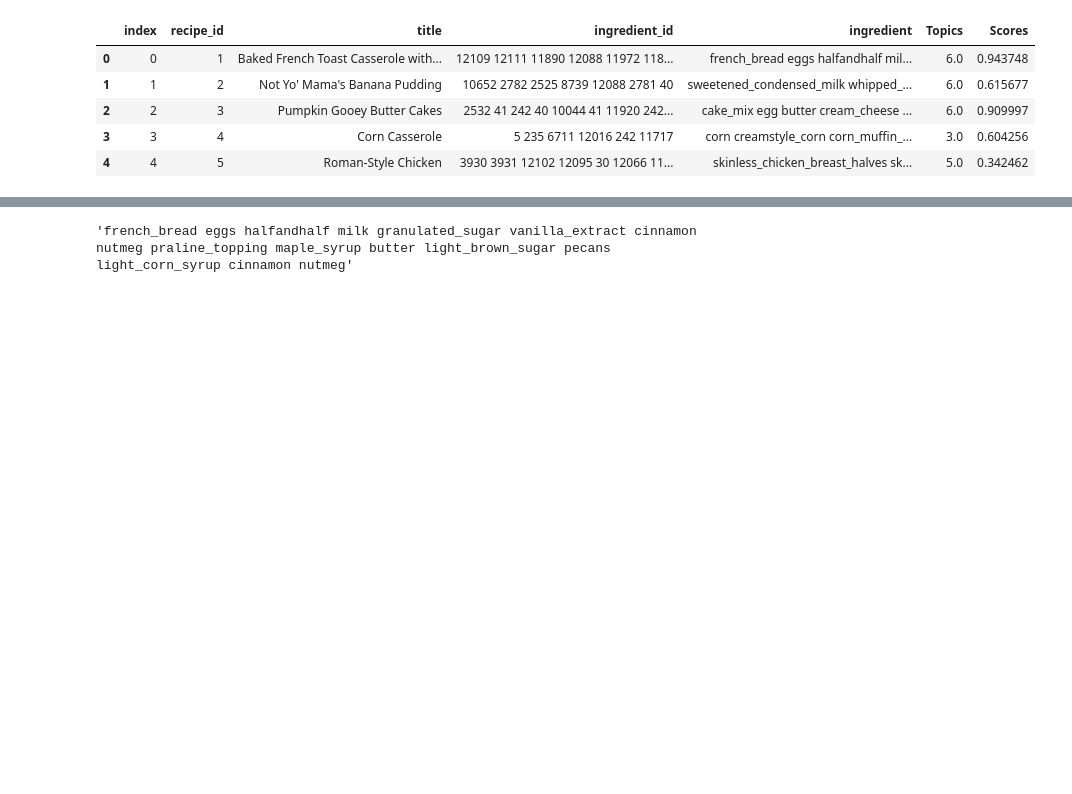
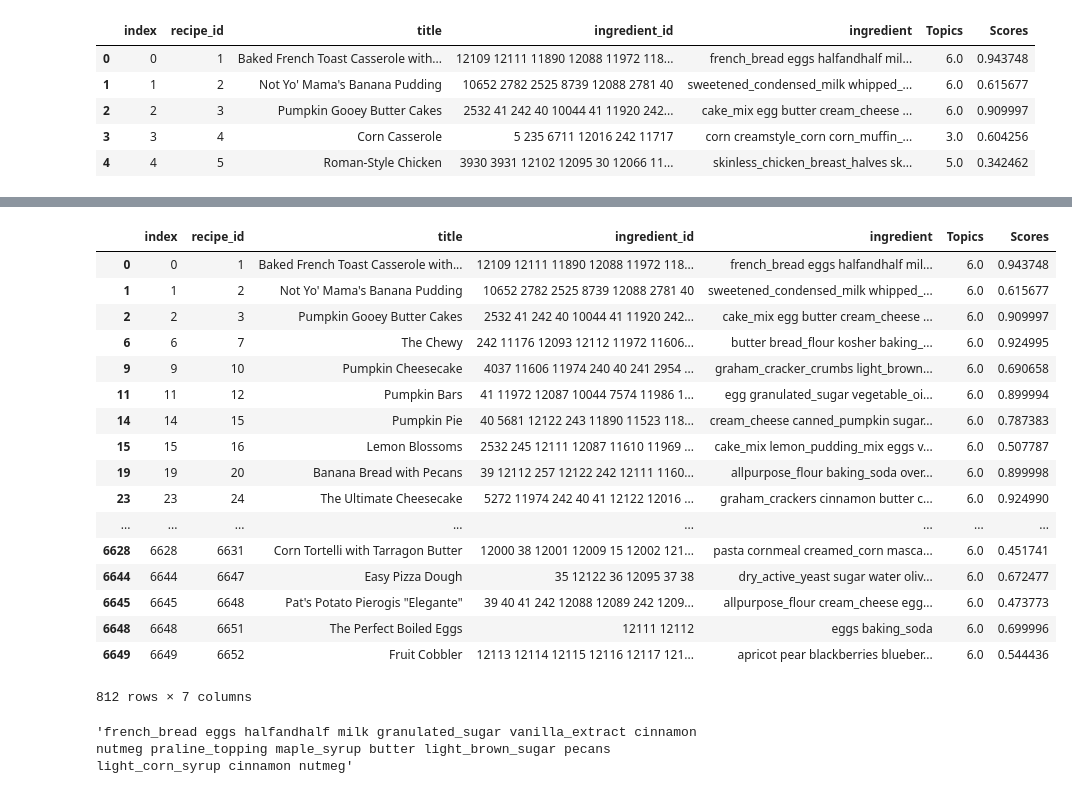
Before and after one commit to amazurek1/Recipe_Recommender, a Jupyter notebook: notebooks/FoodNetwork_NLP3.ipynb, the cells around one changed output, grey strips where cells are left out. Drawn from its saved outputs; the diff is of its cells as text; code cells hidden in the pictures; blank space fills up the shorter version.

```diff
--- a/notebooks/FoodNetwork_NLP3.ipynb
+++ b/notebooks/FoodNetwork_NLP3.ipynb
@@ -384,0 +397,21 @@ data_topics.head()
+# %%
+data_topics[data_topics.Topics == 6.0]
+# %% [output]
+|  | index | recipe_id | title | ingredient_id | ingredient | Topics | Scores |
+| 0 | 0 | 1 | Baked French Toast Casserole with... | 12109 12111 11890 12088 11972 118... | french_bread eggs halfandhalf mil... | 6.0 | 0.943748 |
+| 1 | 1 | 2 | Not Yo' Mama's Banana Pudding | 10652 2782 2525 8739 12088 2781 40 | sweetened_condensed_milk whipped_... | 6.0 | 0.615677 |
+| 2 | 2 | 3 | Pumpkin Gooey Butter Cakes | 2532 41 242 40 10044 41 11920 242... | cake_mix egg butter cream_cheese ... | 6.0 | 0.909997 |
+| 6 | 6 | 7 | The Chewy | 242 11176 12093 12112 11972 11606... | butter bread_flour kosher baking_... | 6.0 | 0.924995 |
+| 9 | 9 | 10 | Pumpkin Cheesecake | 4037 11606 11974 240 40 241 2954 ... | graham_cracker_crumbs light_brown... | 6.0 | 0.690658 |
+| 11 | 11 | 12 | Pumpkin Bars | 41 11972 12087 10044 7574 11986 1... | egg granulated_sugar vegetable_oi... | 6.0 | 0.899994 |
+| 14 | 14 | 15 | Pumpkin Pie | 40 5681 12122 243 11890 11523 118... | cream_cheese canned_pumpkin sugar... | 6.0 | 0.787383 |
+| 15 | 15 | 16 | Lemon Blossoms | 2532 245 12111 12087 11610 11969 ... | cake_mix lemon_pudding_mix eggs v... | 6.0 | 0.507787 |
+| 19 | 19 | 20 | Banana Bread with Pecans | 39 12112 257 12122 242 12111 1160... | allpurpose_flour baking_soda over... | 6.0 | 0.899998 |
+| 23 | 23 | 24 | The Ultimate Cheesecake | 5272 11974 242 40 41 12122 12016 ... | graham_crackers cinnamon butter c... | 6.0 | 0.924990 |
+| ... | ... | ... | ... | ... | ... | ... | ... |
+| 6628 | 6628 | 6631 | Corn Tortelli with Tarragon Butter | 12000 38 12001 12009 15 12002 121... | pasta cornmeal creamed_corn masca... | 6.0 | 0.451741 |
+| 6644 | 6644 | 6647 | Easy Pizza Dough | 35 12122 36 12095 37 38 | dry_active_yeast sugar water oliv... | 6.0 | 0.672477 |
+| 6645 | 6645 | 6648 | Pat's Potato Pierogis "Elegante" | 39 40 41 242 12088 12089 242 1209... | allpurpose_flour cream_cheese egg... | 6.0 | 0.473773 |
+| 6648 | 6648 | 6651 | The Perfect Boiled Eggs | 12111 12112 | eggs baking_soda | 6.0 | 0.699996 |
+| 6649 | 6649 | 6652 | Fruit Cobbler | 12113 12114 12115 12116 12117 121... | apricot pear blackberries blueber... | 6.0 | 0.544436 |
+812 rows × 7 columns
```
Also changed, not shown: parts of 25 cells of this notebook, 8 other files.
